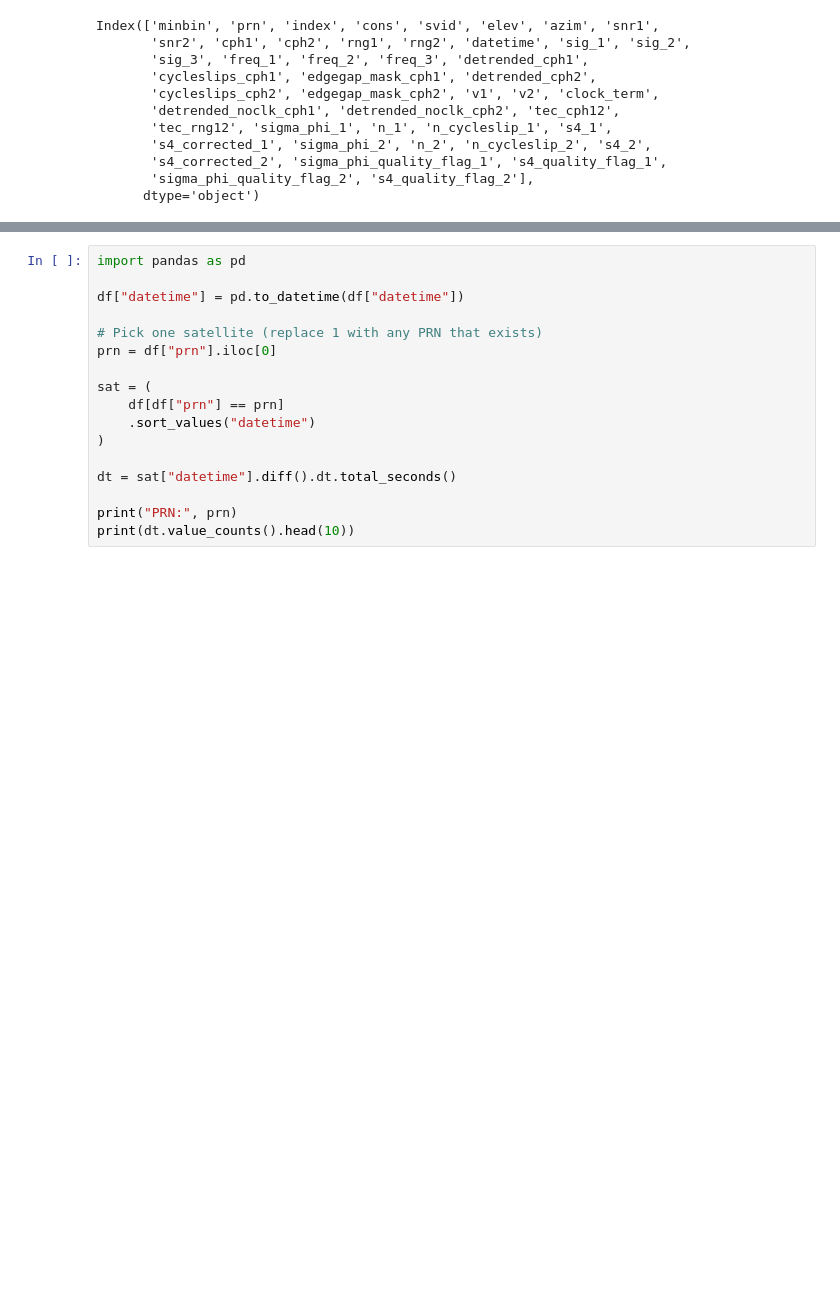
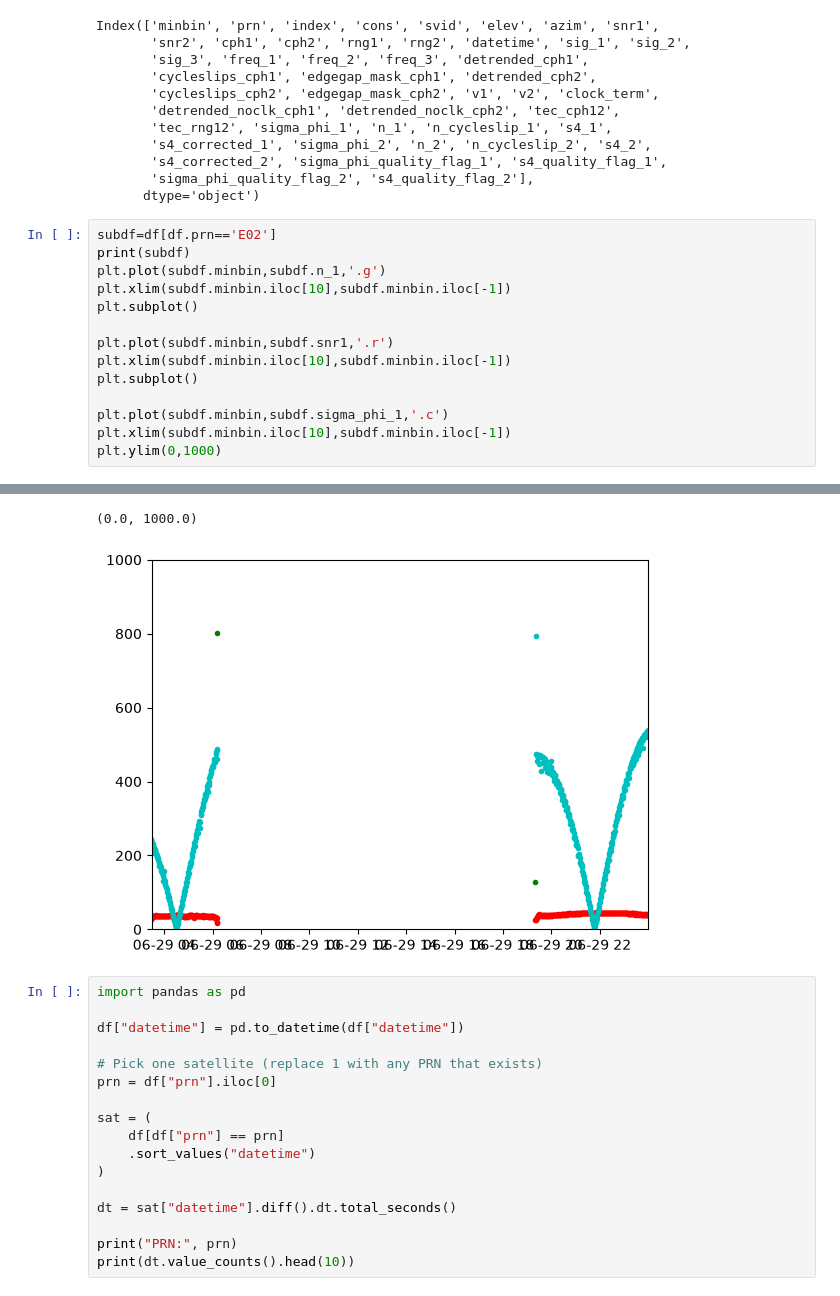
Before and after one commit to qwsae10/SC4_lib, a Jupyter notebook: src/scintkit/sc4_reading/plotting_south_africa.ipynb, the cells around one changed output, grey strips where cells are left out. Cells and saved outputs as stored; diff of their text form; blank space fills up the shorter version.

```diff
--- a/src/scintkit/sc4_reading/plotting_south_africa.ipynb
+++ b/src/scintkit/sc4_reading/plotting_south_africa.ipynb
@@ -669,3 +667,18 @@ Index(['minbin', 'prn', 'index', 'cons', 'svid', 'elev', 'azim', 'snr1',
        's4_corrected_2', 'sigma_phi_quality_flag_1', 's4_quality_flag_1',
        'sigma_phi_quality_flag_2', 's4_quality_flag_2'],
       dtype='object')
+# %%
+subdf=df[df.prn=='E02']
+print(subdf)
+plt.plot(subdf.minbin,subdf.n_1,'.g')
+plt.xlim(subdf.minbin.iloc[10],subdf.minbin.iloc[-1])
+plt.subplot()
+
+plt.plot(subdf.minbin,subdf.snr1,'.r')
+plt.xlim(subdf.minbin.iloc[10],subdf.minbin.iloc[-1])
+plt.subplot()
+
+plt.plot(subdf.minbin,subdf.sigma_phi_1,'.c')
+plt.xlim(subdf.minbin.iloc[10],subdf.minbin.iloc[-1])
+plt.ylim(0,1000)
+# %% [output]
@@ -672,3 +702,5 @@ Index(['minbin', 'prn', 'index', 'cons', 'svid', 'elev', 'azim', 'snr1',
+(0.0, 1000.0)
+[figure, added]
 # %%
 import pandas as pd
 
```
Also changed, not shown: parts of 2 cells of this notebook, 31 other files.
